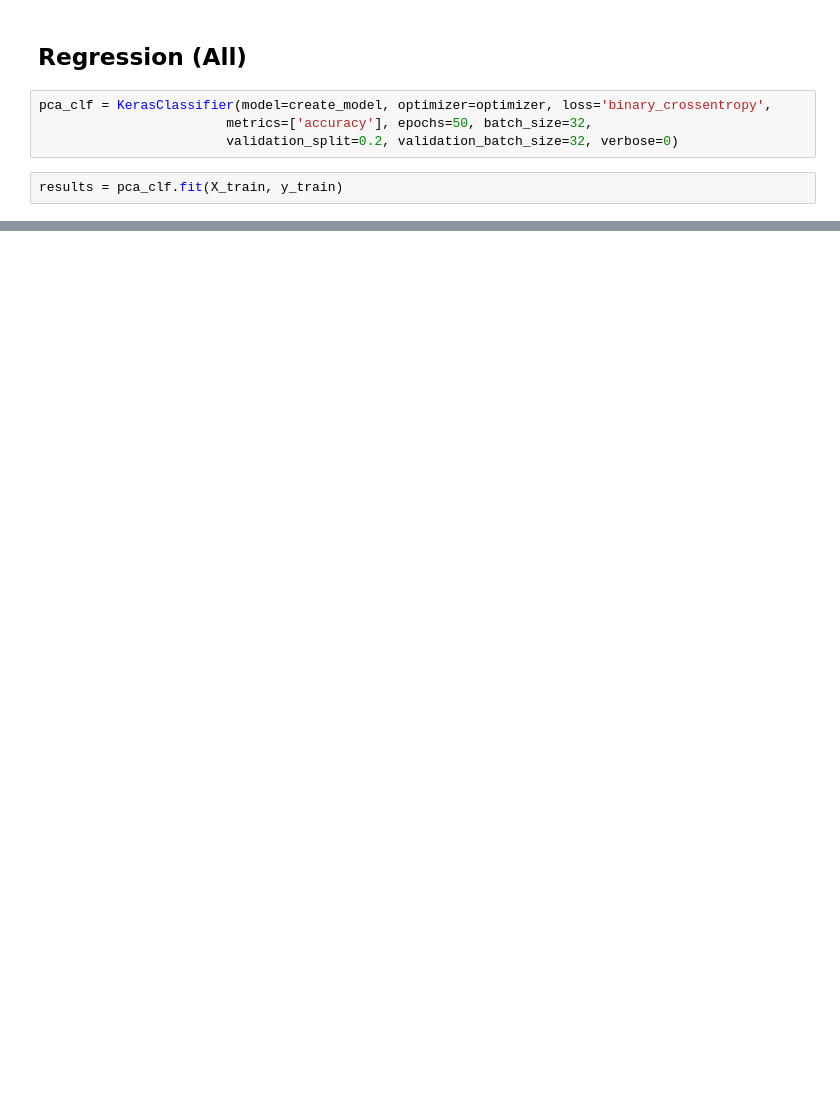
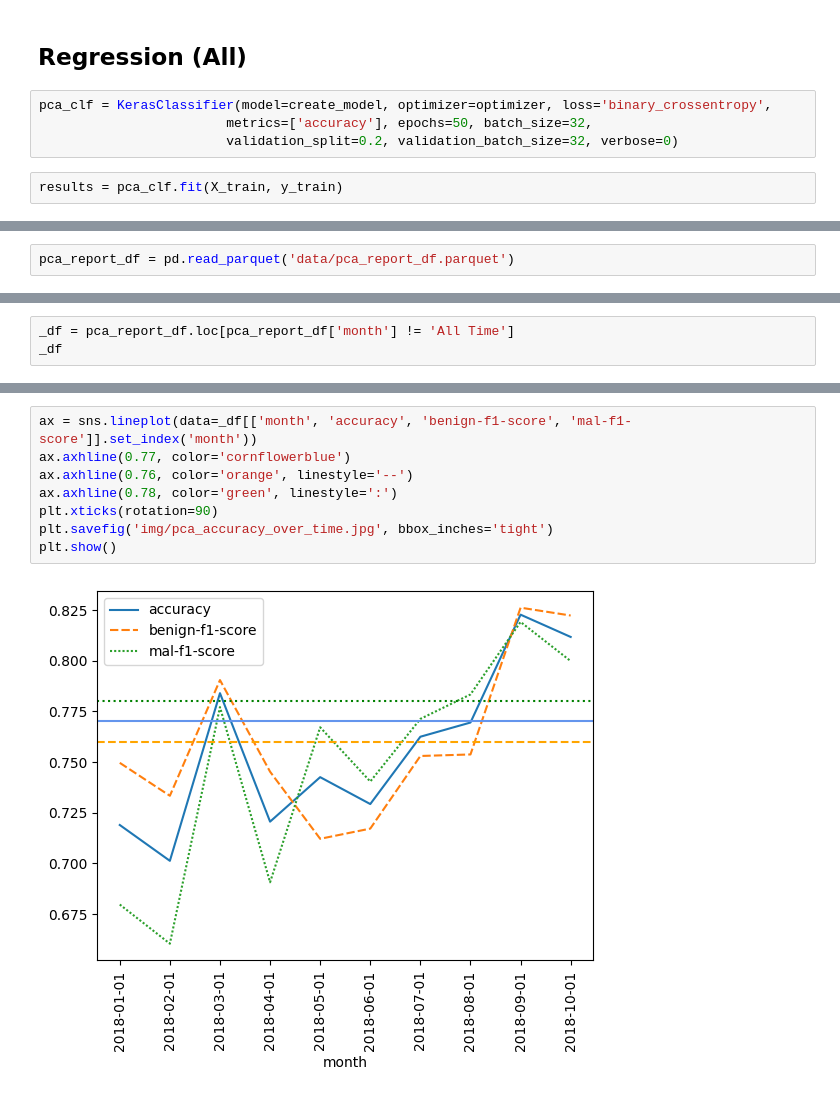
Before and after one commit to jmcrey/ember-analysis, a Jupyter notebook: Ember Project.ipynb, the cells around one changed output, grey strips where cells are left out. Saved outputs shown, nothing was run; the diff lists cells and outputs as text; blank space fills up the shorter version.

```diff
--- a/Ember Project.ipynb
+++ b/Ember Project.ipynb
@@ -822,0 +858,2 @@ def plot_weights(coef_):
+# %%
+pca_report_df = pd.read_parquet('data/pca_report_df.parquet')
@@ -822,0 +877,3 @@ def plot_weights(coef_):
+# %%
+_df = pca_report_df.loc[pca_report_df['month'] != 'All Time']
+_df
@@ -822,0 +892,10 @@ def plot_weights(coef_):
+# %%
+ax = sns.lineplot(data=_df[['month', 'accuracy', 'benign-f1-score', 'mal-f1-score']].set_index('month'))
+ax.axhline(0.77, color='cornflowerblue')
+ax.axhline(0.76, color='orange', linestyle='--')
+ax.axhline(0.78, color='green', linestyle=':')
+plt.xticks(rotation=90)
+plt.savefig('img/pca_accuracy_over_time.jpg', bbox_inches='tight')
+plt.show()
+# %% [output]
+[figure, added]
```
Also changed, not shown: parts of 66 cells of this notebook, 10 other files.
